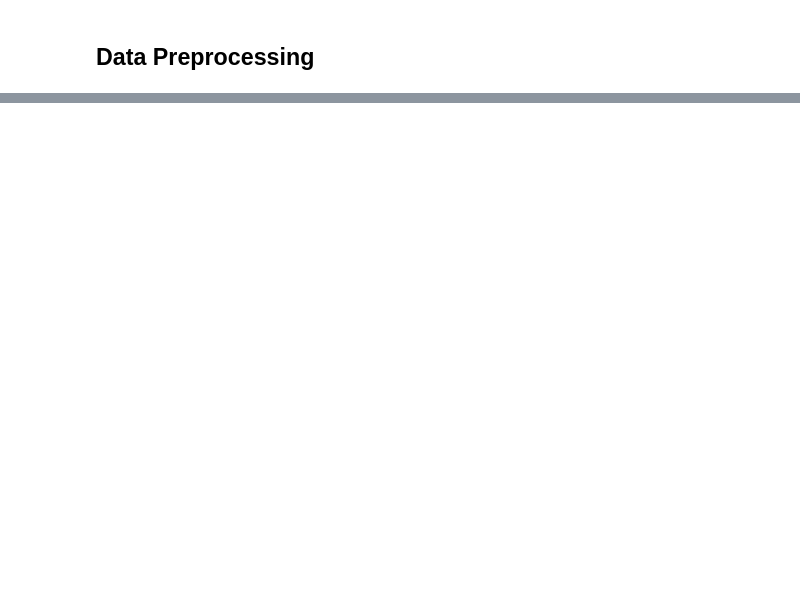
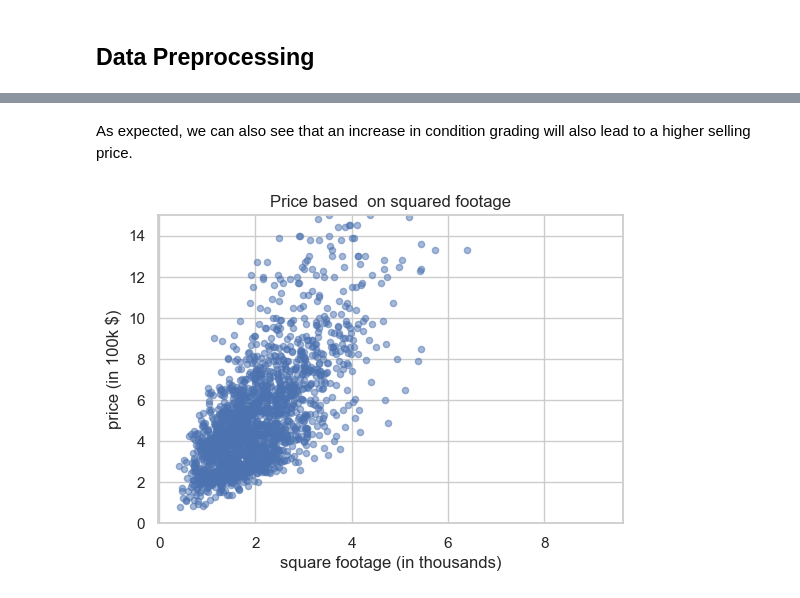
Before and after one commit to KeaganRee/CST383-project2-housing-prices, a Jupyter notebook: Project2.ipynb, the cells around one changed output, grey strips where cells are left out. Saved outputs shown, nothing was run; the diff lists cells and outputs as text; code cells hidden in the pictures; blank space fills up the shorter version.

```diff
--- a/Project2.ipynb
+++ b/Project2.ipynb
@@ -91,0 +83,13 @@ df.sample(10)
+# %% [markdown]
+As expected, we can also see that an increase in condition grading will also lead to a higher selling price.
+# %%
+df['sqft_living_scaled'] = df['sqft_living'] / 1000
+df['price_scaled'] = df['price'] / 100000
+
+df.sample(2000).plot.scatter(x='sqft_living_scaled', y='price_scaled', alpha=0.5)
+plt.title('Price based  on squared footage')
+plt.xlabel('square footage (in thousands)')
+plt.ylabel('price (in 100k $)')
+plt.ylim(0,15);
+# %% [output]
+[figure, added]
```
Also changed, not shown: parts of 31 cells of this notebook.
